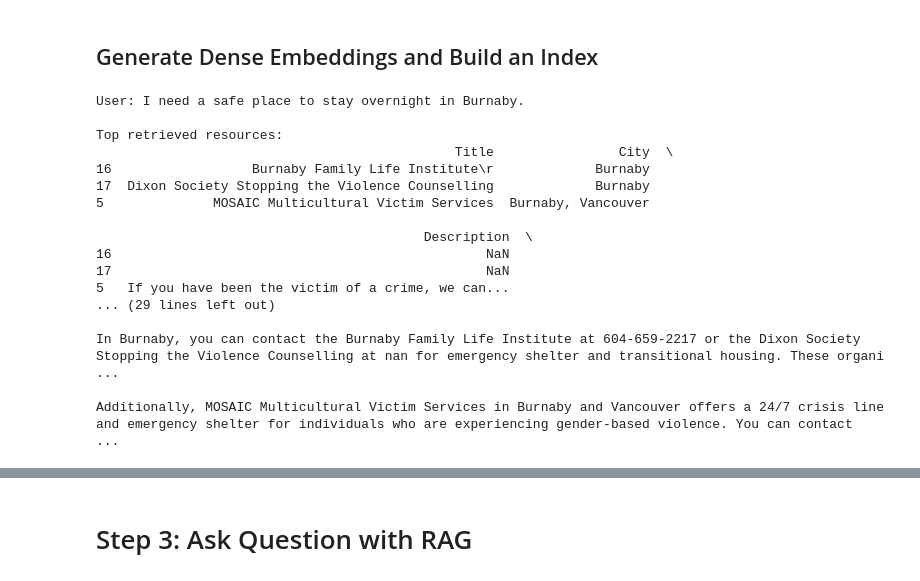
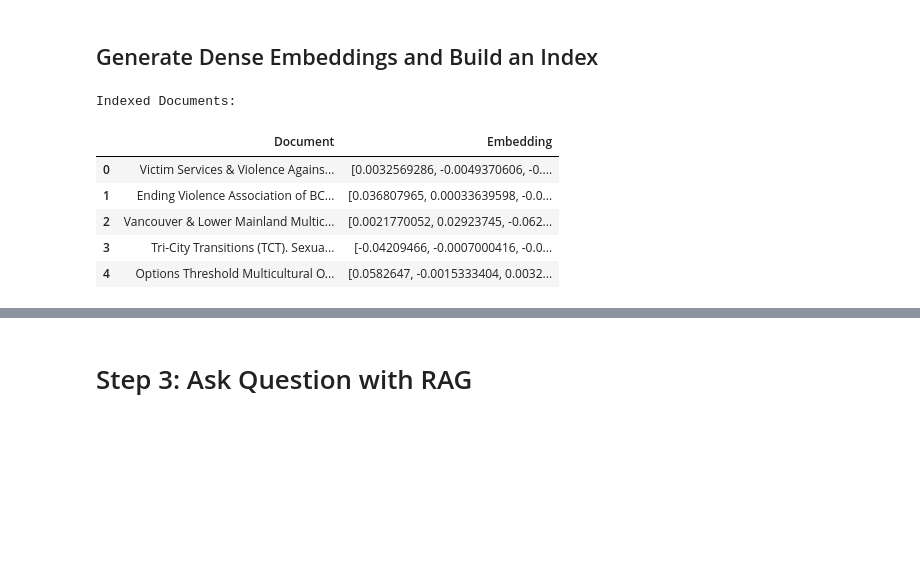
Before and after one commit to jaejams/GBV-support-resources-chatbot, a Jupyter notebook: llama-rag.ipynb, the cells around one changed output, grey strips where cells are left out. Drawn from its saved outputs; the diff is of its cells as text; code cells hidden in the pictures; blank space fills up the shorter version.

```diff
--- a/llama-rag.ipynb
+++ b/llama-rag.ipynb
@@ -186,7 +186,7 @@ sheet_gids = {
     "Victim Rights Info": "1952909822",
     "Legal Rep": "958128700",
     "Legal Info": "1989315755",
-    "Grief": "1989315755"
+    "Grief": "2127423570"
 }
 
 # 1. Create an empty list to store the individual DataFrames
@@ -291,7 +291,8 @@ print(column_names)
 # %% [output]
 ['Title', 'Relevant crime/incident', 'City', 'Description', 'Website', 'Phone #', 'Phone # 2', 'Email', 'Source_Sheet', 'Category']
 # %%
-TEXT_COLUMNS = print(column_names)
+TEXT_COLUMNS = column_names
+print(TEXT_COLUMNS)
 # %% [output]
 ['Title', 'Relevant crime/incident', 'City', 'Description', 'Website', 'Phone #', 'Phone # 2', 'Email', 'Source_Sheet', 'Category']
 # %%
@@ -339,5 +358,24 @@ documents = text_to_embed.tolist()
 # df_resources["Embedding"] = list(embeddings)
 # %%
 embedding_model = SentenceTransformer('all-MiniLM-L6-v2') # A lightweight model for embedding
-embeddings = embedding_model.encode(combined_df) # Generate embeddings
+embeddings = embedding_model.encode(documents) # Generate embeddings
+# %%
+# Create a pandas DataFrame for indexing
+# Combine documents and embeddings in a DataFrame
+df = pd.DataFrame({
+    "Document": documents,
+    "Embedding": list(embeddings)  # Store embeddings as lists for easier handling
+})
+
+# Display the DataFrame
+print("Indexed Documents:")
+df.head()
+# %% [output]
+Indexed Documents:
+|  | Document | Embedding |
+| 0 | Victim Services & Violence Agains... | [0.0032569286, -0.0049370606, -0.... |
+| 1 | Ending Violence Association of BC... | [0.036807965, 0.00033639598, -0.0... |
+| 2 | Vancouver & Lower Mainland Multic... | [0.0021770052, 0.02923745, -0.062... |
+| 3 | Tri-City Transitions (TCT). Sexua... | [-0.04209466, -0.0007000416, -0.0... |
+| 4 | Options Threshold Multicultural O... | [0.0582647, -0.0015333404, 0.0032... |
 # %%
@@ -369,28 +612,10 @@ def generate_gbv_response(query):
 # %%
-query = "I need a safe place to stay overnight in Burnaby."
-print("User:", query)
+# query = "I need a safe place to stay overnight in Burnaby."
+# print("User:", query)
 
-print("\nTop retrieved resources:")
-print(retrieve_resources(query))
+# print("\nTop retrieved resources:")
+# print(retrieve_resources(query))
 
-print("\nRAG-based LLaMA response:")
-print(generate_gbv_response(query))
+# print("\nRAG-based LLaMA response:")
+# print(generate_gbv_response(query))
-# %% [output]
-User: I need a safe place to stay overnight in Burnaby.
-
-Top retrieved resources:
-                                              Title                City  \
-16                  Burnaby Family Life Institute\r             Burnaby
-17  Dixon Society Stopping the Violence Counselling             Burnaby
-5              MOSAIC Multicultural Victim Services  Burnaby, Vancouver
-
-                                          Description  \
-16                                                NaN
-17                                                NaN
-5   If you have been the victim of a crime, we can...
-... (29 lines left out)
-
-In Burnaby, you can contact the Burnaby Family Life Institute at 604-659-2217 or the Dixon Society Stopping the Violence Counselling at nan for emergency shelter and transitional housing. These organi ...
-
-Additionally, MOSAIC Multicultural Victim Services in Burnaby and Vancouver offers a 24/7 crisis line and emergency shelter for individuals who are experiencing gender-based violence. You can contact  ...
 # %%
```
Also changed, not shown: parts of 9 cells of this notebook.
